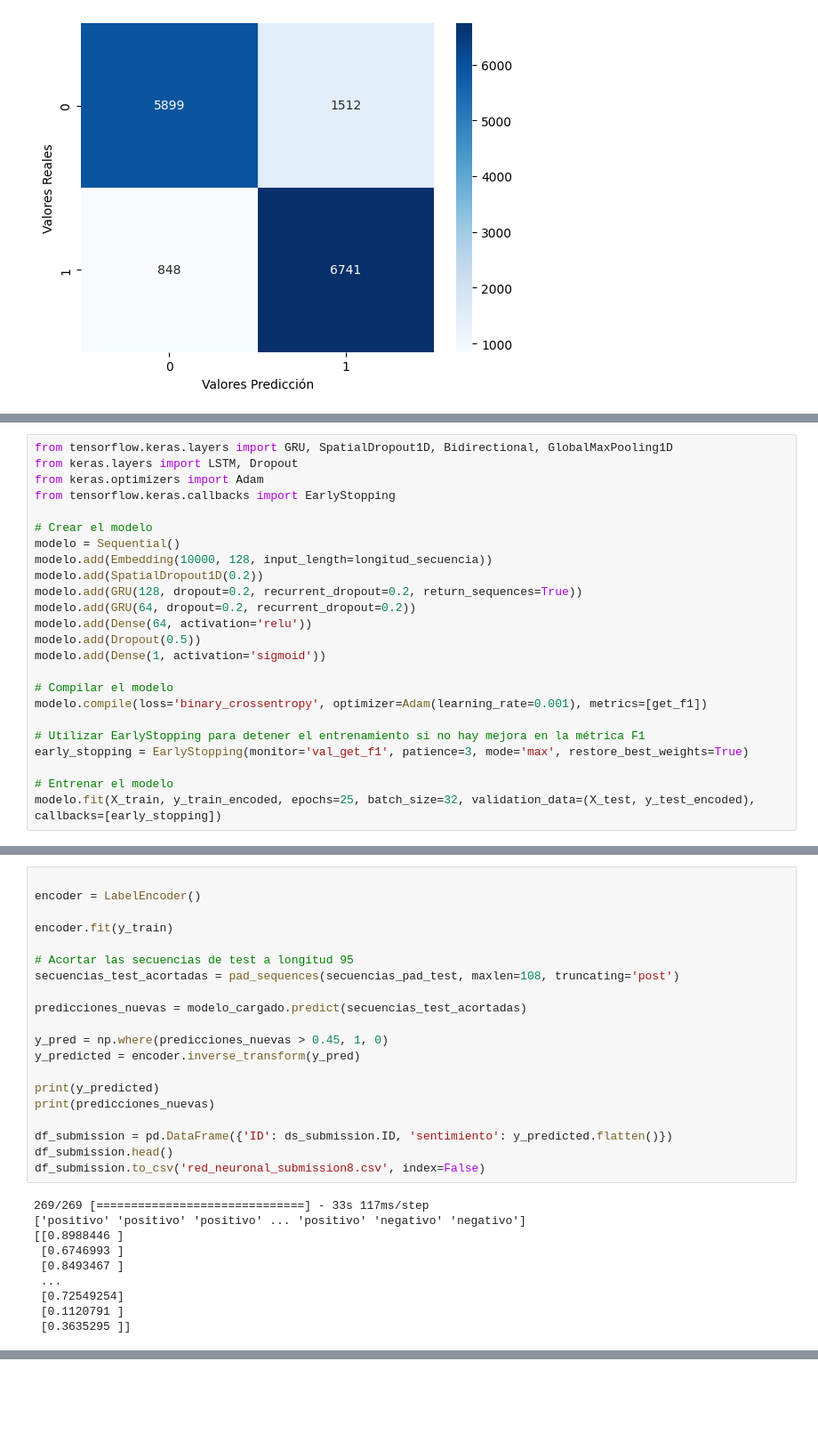
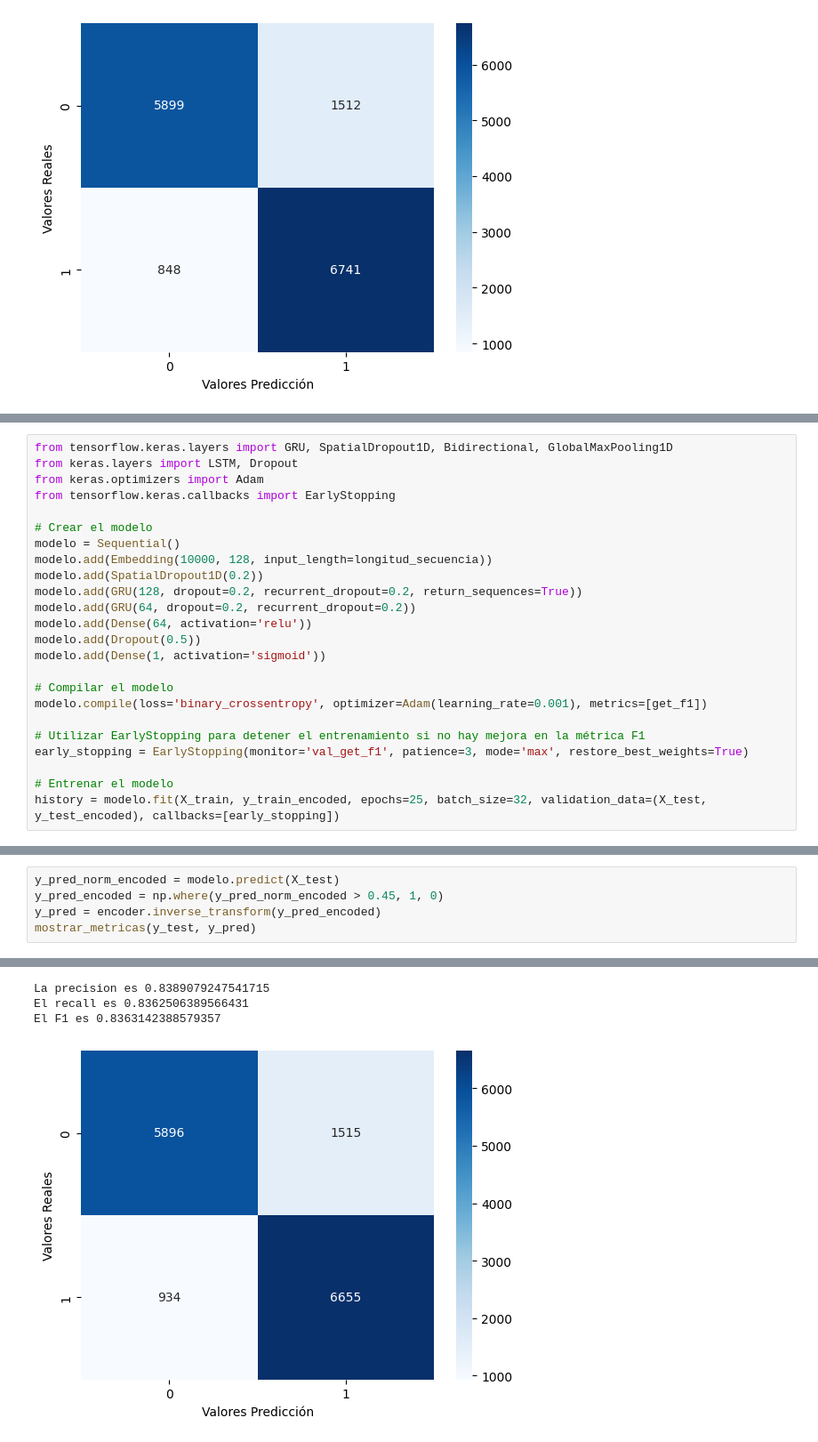
Before and after one commit to mrinkspot/Data-Science-and-Machine-Learning-Projects, a Jupyter notebook: TP2/7506R_TP2_GRUPO20_ENTREGA_N1.ipynb, the cells around one changed output, grey strips where cells are left out. Shown: that part at 89% size. Saved outputs shown, nothing was run; the diff lists cells and outputs as text; blank space fills up the shorter version.

```diff
--- a/TP2/7506R_TP2_GRUPO20_ENTREGA_N1.ipynb
+++ b/TP2/7506R_TP2_GRUPO20_ENTREGA_N1.ipynb
@@ -1367,4 +1429,4 @@ modelo.compile(loss='binary_crossentropy', optimizer=Adam(learning_rate=0.001),
 early_stopping = EarlyStopping(monitor='val_get_f1', patience=3, mode='max', restore_best_weights=True)
 
 # Entrenar el modelo
-modelo.fit(X_train, y_train_encoded, epochs=25, batch_size=32, validation_data=(X_test, y_test_encoded), callbacks=[early_stopping])
+history = modelo.fit(X_train, y_train_encoded, epochs=25, batch_size=32, validation_data=(X_test, y_test_encoded), callbacks=[early_stopping])
@@ -1447,30 +1444,6 @@ secuencias_pad_test = pad_sequences(secuencias_test, maxlen=longitud_secuencia_t
-# %%
-
-encoder = LabelEncoder()
-
-encoder.fit(y_train)
-
-# Acortar las secuencias de test a longitud 95
-secuencias_test_acortadas = pad_sequences(secuencias_pad_test, maxlen=108, truncating='post')
-
-predicciones_nuevas = modelo_cargado.predict(secuencias_test_acortadas)
-
-y_pred = np.where(predicciones_nuevas > 0.45, 1, 0)
-y_predicted = encoder.inverse_transform(y_pred)
-
-print(y_predicted)
-print(predicciones_nuevas)
-
-df_submission = pd.DataFrame({'ID': ds_submission.ID, 'sentimiento': y_predicted.flatten()})
-df_submission.head()
-df_submission.to_csv('red_neuronal_submission8.csv', index=False)
-# %% [output]
-269/269 [==============================] - 33s 117ms/step
-['positivo' 'positivo' 'positivo' ... 'positivo' 'negativo' 'negativo']
-[[0.8988446 ]
- [0.6746993 ]
- [0.8493467 ]
- ...
- [0.72549254]
- [0.1120791 ]
- [0.3635295 ]]
+# %%
+y_pred_norm_encoded = modelo.predict(X_test)
+y_pred_encoded = np.where(y_pred_norm_encoded > 0.45, 1, 0)
+y_pred = encoder.inverse_transform(y_pred_encoded)
+mostrar_metricas(y_test, y_pred)
+# %% [output]
@@ -1476,0 +1452,4 @@ df_submission.to_csv('red_neuronal_submission8.csv', index=False)
+La precision es 0.8389079247541715
+El recall es 0.8362506389566431
+El F1 es 0.8363142388579357
+[figure, added]
```
Also changed, not shown: parts of 30 cells of this notebook.
